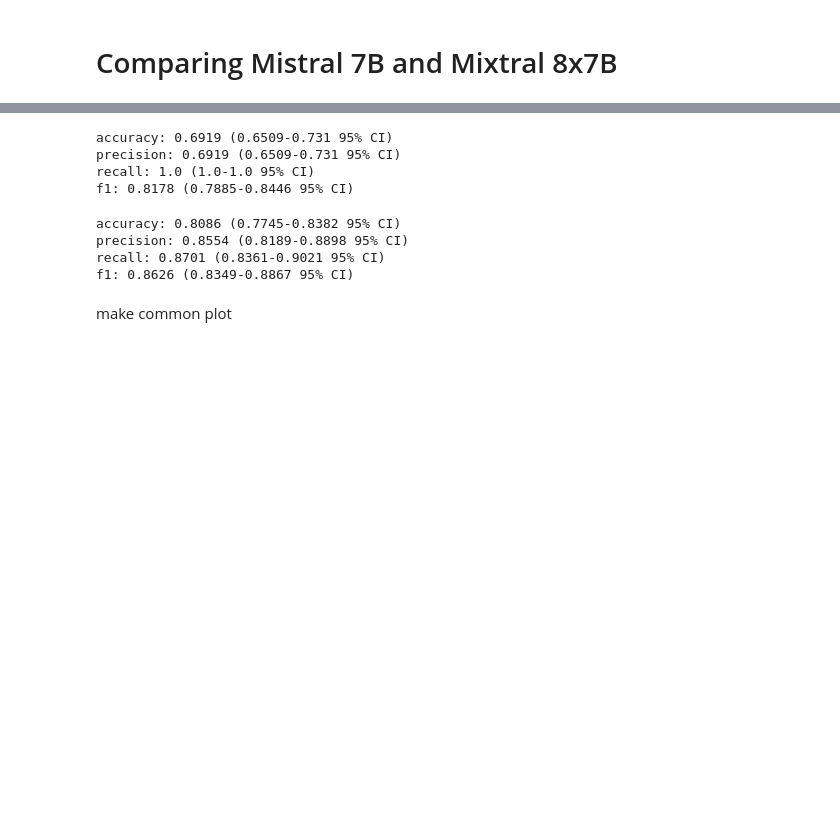
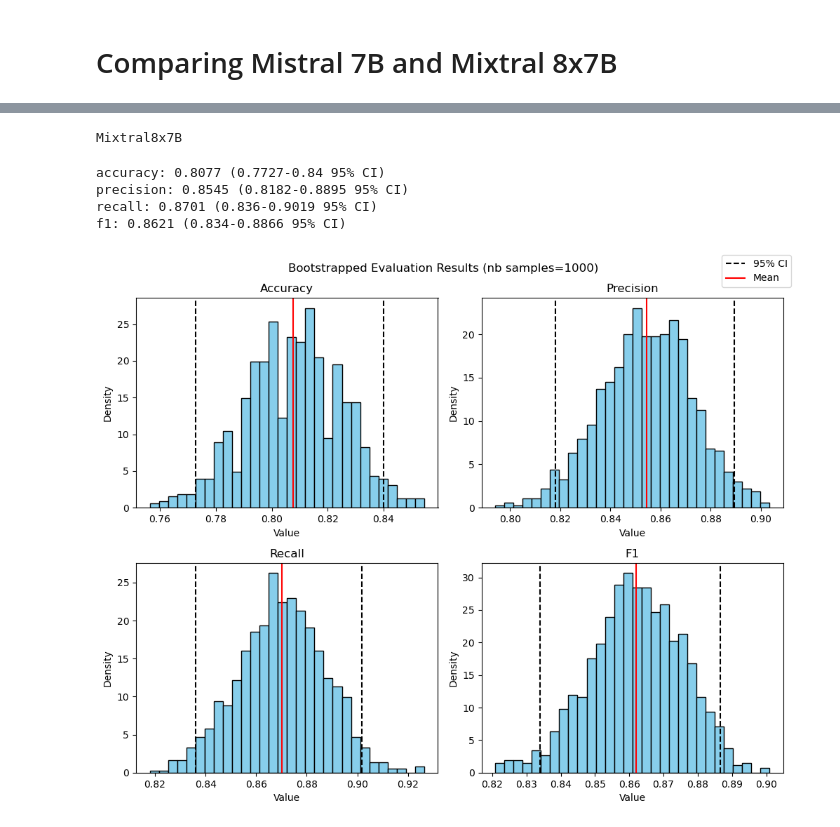
Before and after one commit to tsounack/LLM_evaluation_pipeline, a Jupyter notebook: scripts/part1_mistral.ipynb, the cells around one changed output, grey strips where cells are left out. Drawn from its saved outputs; the diff is of its cells as text; code cells hidden in the pictures; blank space fills up the shorter version.

```diff
--- a/scripts/part1_mistral.ipynb
+++ b/scripts/part1_mistral.ipynb
@@ -33,17 +48,11 @@ results_mixtral8x7b = Mixtral8x7B.generate(df=data, prompt=prompt)
 # %%
-scorer_mistral7b = scorer_factory(scorer_type="binary", data=data, results=results_mistral7b)
-scorer_mistral7b.display_bootstrap_results(sample_size=len(data), output_type="text", n_samples=1000)
-
+print("Mixtral8x7B")
 scorer_mixtral8x7b = scorer_factory(scorer_type="binary", data=data, results=results_mixtral8x7b)
-scorer_mixtral8x7b.display_bootstrap_results(sample_size=len(data), output_type="text", n_samples=1000)
+scorer_mixtral8x7b.display_bootstrap_results(sample_size=len(data), output_type="both", n_samples=1000)
 # %% [output]
-accuracy: 0.6919 (0.6509-0.731 95% CI)
-precision: 0.6919 (0.6509-0.731 95% CI)
-recall: 1.0 (1.0-1.0 95% CI)
-f1: 0.8178 (0.7885-0.8446 95% CI)
+Mixtral8x7B
-accuracy: 0.8086 (0.7745-0.8382 95% CI)
-precision: 0.8554 (0.8189-0.8898 95% CI)
-recall: 0.8701 (0.8361-0.9021 95% CI)
-f1: 0.8626 (0.8349-0.8867 95% CI)
+accuracy: 0.8077 (0.7727-0.84 95% CI)
+precision: 0.8545 (0.8182-0.8895 95% CI)
+recall: 0.8701 (0.836-0.9019 95% CI)
+f1: 0.8621 (0.834-0.8866 95% CI)
+[figure, added]
-# %% [markdown]
-make common plot
```
Also changed, not shown: parts of 21 cells of this notebook, 2 other files.
